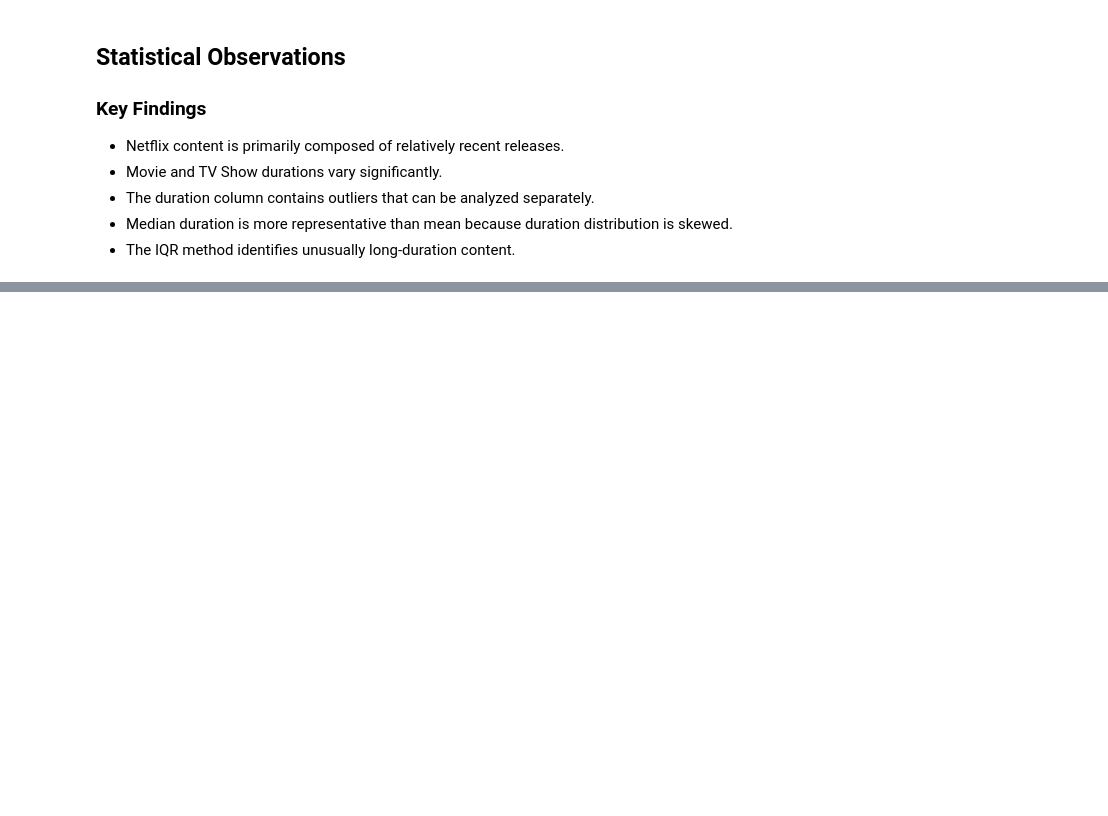
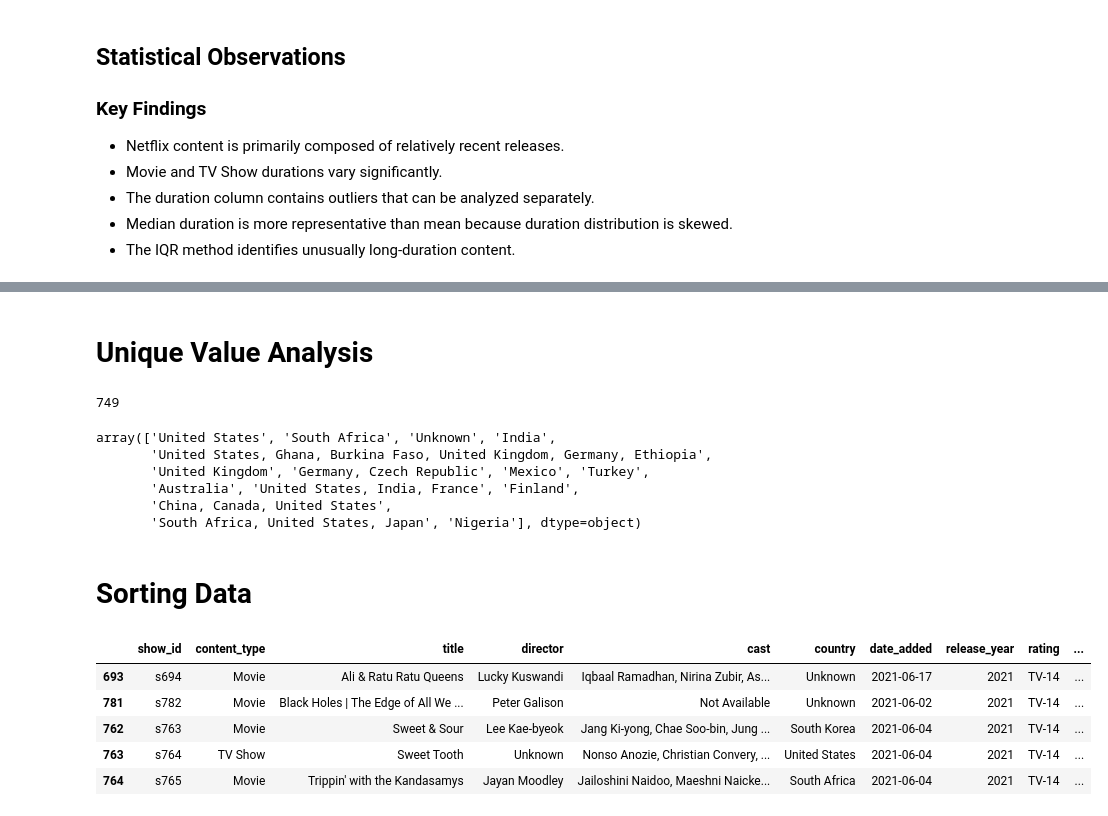
Before and after one commit to Altamash8055/Netflix-EDA-NumPy-Pandas, a Jupyter notebook: notebooks/Netflix_EDA_NumPy_Pandas.ipynb, the cells around one changed output, grey strips where cells are left out. Cells and saved outputs as stored; diff of their text form; code cells hidden in the pictures; blank space fills up the shorter version.

Commit message:
Complete Pandas exploratory analysis with groupby filtering and aggregation

```diff
--- a/notebooks/Netflix_EDA_NumPy_Pandas.ipynb
+++ b/notebooks/Netflix_EDA_NumPy_Pandas.ipynb
@@ -814,0 +900,35 @@ statistics_summary.round(2)
+# %% [markdown]
+# Unique Value Analysis
+# %%
+# Number of unique countries
+
+df["country"].nunique()
+# %% [output]
+749
+# %%
+# Display first 15 unique countries
+
+df["country"].unique()[:15]
+# %% [output]
+array(['United States', 'South Africa', 'Unknown', 'India',
+       'United States, Ghana, Burkina Faso, United Kingdom, Germany, Ethiopia',
+       'United Kingdom', 'Germany, Czech Republic', 'Mexico', 'Turkey',
+       'Australia', 'United States, India, France', 'Finland',
+       'China, Canada, United States',
+       'South Africa, United States, Japan', 'Nigeria'], dtype=object)
+# %% [markdown]
+# Sorting Data
+# %%
+latest_content = df.sort_values(
+    by="release_year",
+    ascending=False
+)
+
+latest_content.head()
+# %% [output]
+|  | show_id | content_type | title | director | cast | country | date_added | release_year | rating | ... |
+| 693 | s694 | Movie | Ali & Ratu Ratu Queens | Lucky Kuswandi | Iqbaal Ramadhan, Nirina Zubir, As... | Unknown | 2021-06-17 | 2021 | TV-14 | ... |
+| 781 | s782 | Movie | Black Holes | The Edge of All We ... | Peter Galison | Not Available | Unknown | 2021-06-02 | 2021 | TV-14 | ... |
+| 762 | s763 | Movie | Sweet & Sour | Lee Kae-byeok | Jang Ki-yong, Chae Soo-bin, Jung ... | South Korea | 2021-06-04 | 2021 | TV-14 | ... |
+| 763 | s764 | TV Show | Sweet Tooth | Unknown | Nonso Anozie, Christian Convery, ... | United States | 2021-06-04 | 2021 | TV-14 | ... |
+| 764 | s765 | Movie | Trippin' with the Kandasamys | Jayan Moodley | Jailoshini Naidoo, Maeshni Naicke... | South Africa | 2021-06-04 | 2021 | TV-14 | ... |
```
Also changed, not shown: parts of 50 cells of this notebook, 2 other files.
